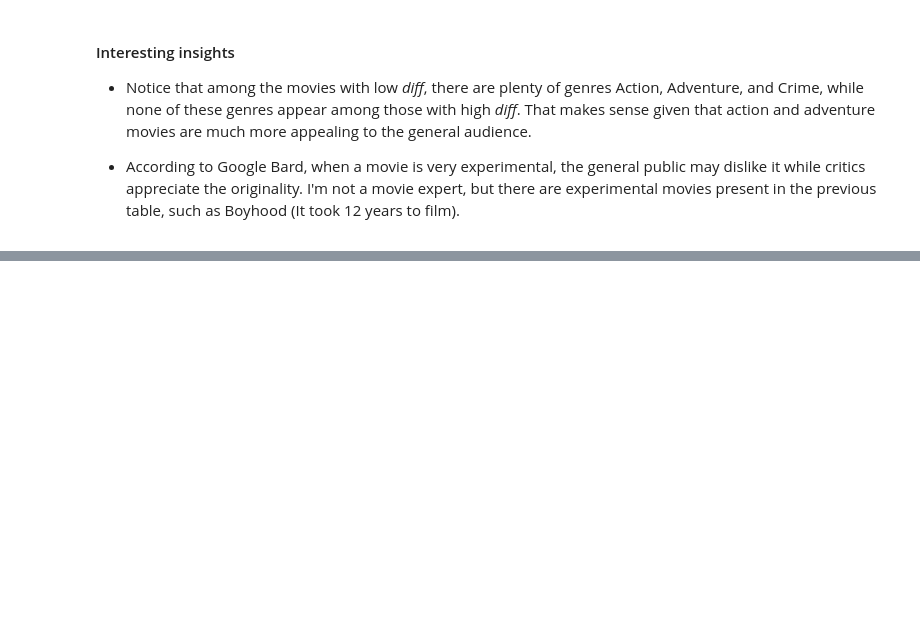
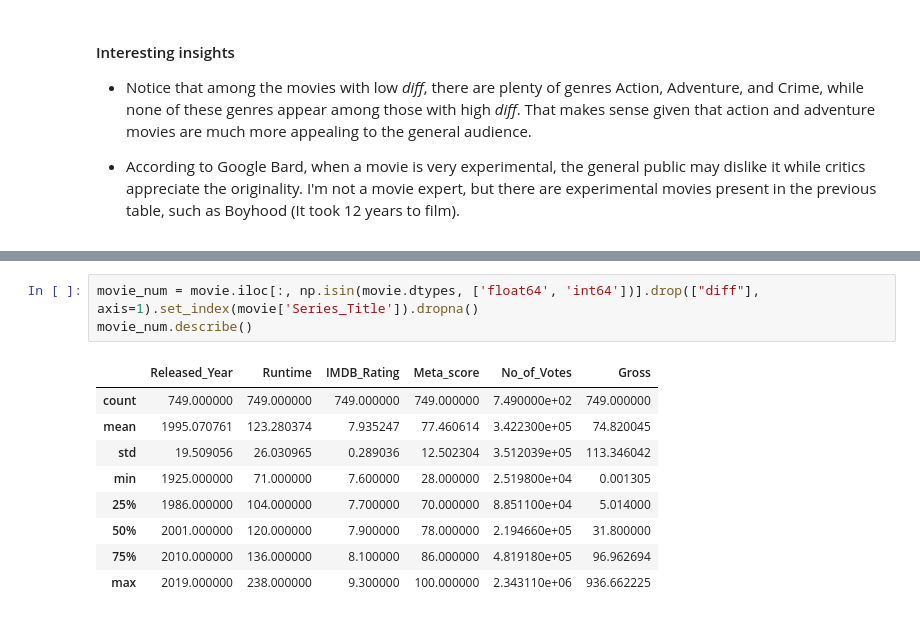
Before and after one commit to vitormarquesr/imdb_top_movies_eda, a Jupyter notebook: imdb-movies-eda.ipynb, the cells around one changed output, grey strips where cells are left out. Saved outputs shown, nothing was run; the diff lists cells and outputs as text; blank space fills up the shorter version.

```diff
--- a/imdb-movies-eda.ipynb
+++ b/imdb-movies-eda.ipynb
@@ -335,0 +341,13 @@ movie[['Series_Title', 'IMDB_Rating', 'Meta_score', 'diff', 'Genre', 'Runtime',
+# %%
+movie_num = movie.iloc[:, np.isin(movie.dtypes, ['float64', 'int64'])].drop(["diff"], axis=1).set_index(movie['Series_Title']).dropna()
+movie_num.describe()
+# %% [output]
+|  | Released_Year | Runtime | IMDB_Rating | Meta_score | No_of_Votes | Gross |
+| count | 749.000000 | 749.000000 | 749.000000 | 749.000000 | 7.490000e+02 | 749.000000 |
+| mean | 1995.070761 | 123.280374 | 7.935247 | 77.460614 | 3.422300e+05 | 74.820045 |
+| std | 19.509056 | 26.030965 | 0.289036 | 12.502304 | 3.512039e+05 | 113.346042 |
+| min | 1925.000000 | 71.000000 | 7.600000 | 28.000000 | 2.519800e+04 | 0.001305 |
+| 25% | 1986.000000 | 104.000000 | 7.700000 | 70.000000 | 8.851100e+04 | 5.014000 |
+| 50% | 2001.000000 | 120.000000 | 7.900000 | 78.000000 | 2.194660e+05 | 31.800000 |
+| 75% | 2010.000000 | 136.000000 | 8.100000 | 86.000000 | 4.819180e+05 | 96.962694 |
+| max | 2019.000000 | 238.000000 | 9.300000 | 100.000000 | 2.343110e+06 | 936.662225 |
```
Also changed, not shown: parts of 16 cells of this notebook.
